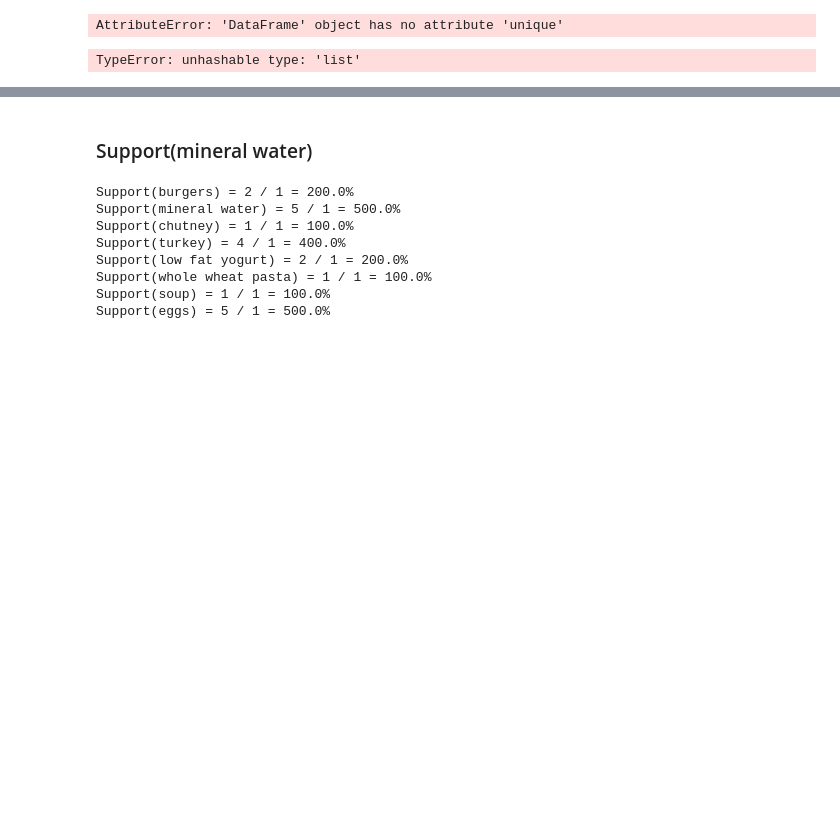
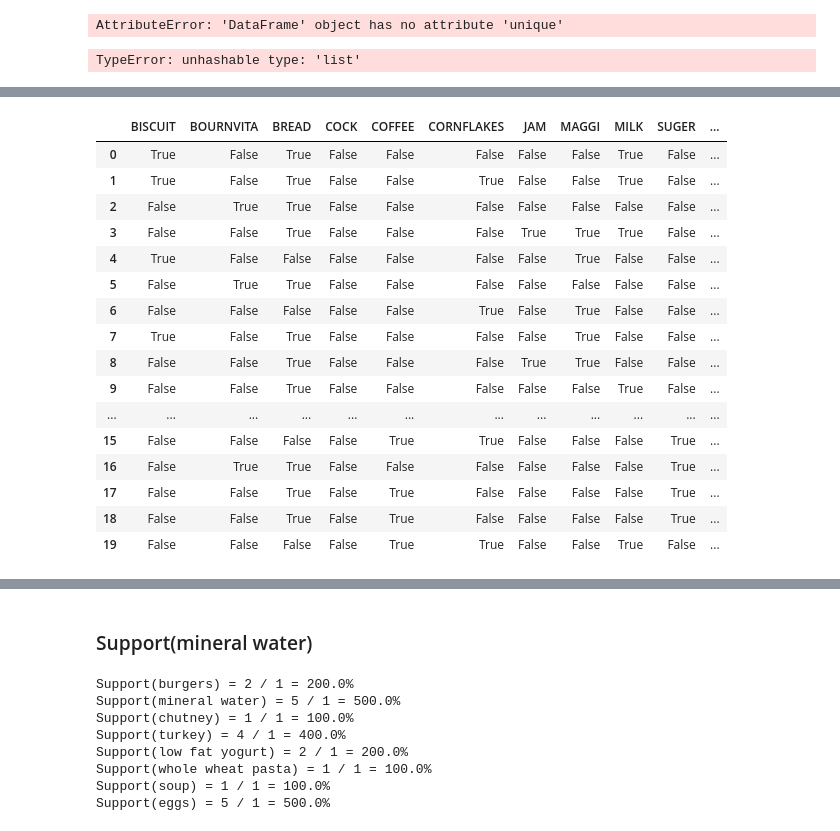
Before and after one commit to ravaldipak/ML, a Jupyter notebook: ML/APriori Algorithm/APriori Algorithm.ipynb, the cells around one changed output, grey strips where cells are left out. Drawn from its saved outputs; the diff is of its cells as text; code cells hidden in the pictures; blank space fills up the shorter version.

```diff
--- a/ML/APriori Algorithm/APriori Algorithm.ipynb
+++ b/ML/APriori Algorithm/APriori Algorithm.ipynb
@@ -70,0 +166,2 @@ TypeError: unhashable type: 'list'
+# %%
+store=pd.read_csv('GroceryStoreDataSet.csv',names=['product'],header=None)
@@ -70,0 +177,2 @@ TypeError: unhashable type: 'list'
+# %%
+store=list(store['product'].apply(lambda x: x.split(",")))
@@ -70,0 +202,24 @@ TypeError: unhashable type: 'list'
+# %%
+te=TransactionEncoder()
+store_ap=te.fit(store).transform(store)
+# %%
+store_ap=pd.DataFrame(store_ap,columns=te.columns_)
+store_ap
+# %% [output]
+|  | BISCUIT | BOURNVITA | BREAD | COCK | COFFEE | CORNFLAKES | JAM | MAGGI | MILK | SUGER | ... |
+| 0 | True | False | True | False | False | False | False | False | True | False | ... |
+| 1 | True | False | True | False | False | True | False | False | True | False | ... |
+| 2 | False | True | True | False | False | False | False | False | False | False | ... |
+| 3 | False | False | True | False | False | False | True | True | True | False | ... |
+| 4 | True | False | False | False | False | False | False | True | False | False | ... |
+| 5 | False | True | True | False | False | False | False | False | False | False | ... |
+| 6 | False | False | False | False | False | True | False | True | False | False | ... |
+| 7 | True | False | True | False | False | False | False | True | False | False | ... |
+| 8 | False | False | True | False | False | False | True | True | False | False | ... |
+| 9 | False | False | True | False | False | False | False | False | True | False | ... |
+| ... | ... | ... | ... | ... | ... | ... | ... | ... | ... | ... | ... |
+| 15 | False | False | False | False | True | True | False | False | False | True | ... |
+| 16 | False | True | True | False | False | False | False | False | False | True | ... |
+| 17 | False | False | True | False | True | False | False | False | False | True | ... |
+| 18 | False | False | True | False | True | False | False | False | False | True | ... |
+| 19 | False | False | False | False | True | True | False | False | True | False | ... |
```
Also changed, not shown: parts of 11 cells of this notebook, 6 other files.
